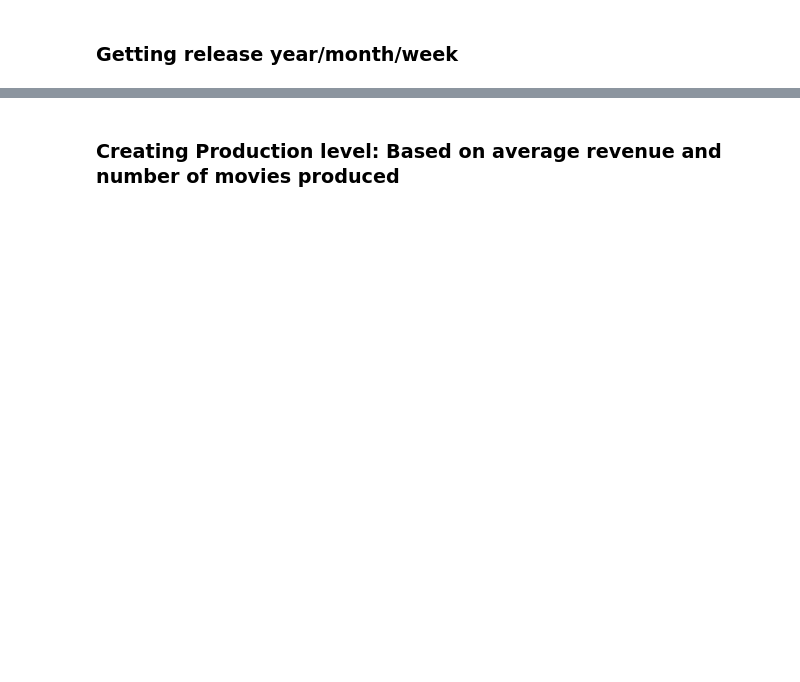
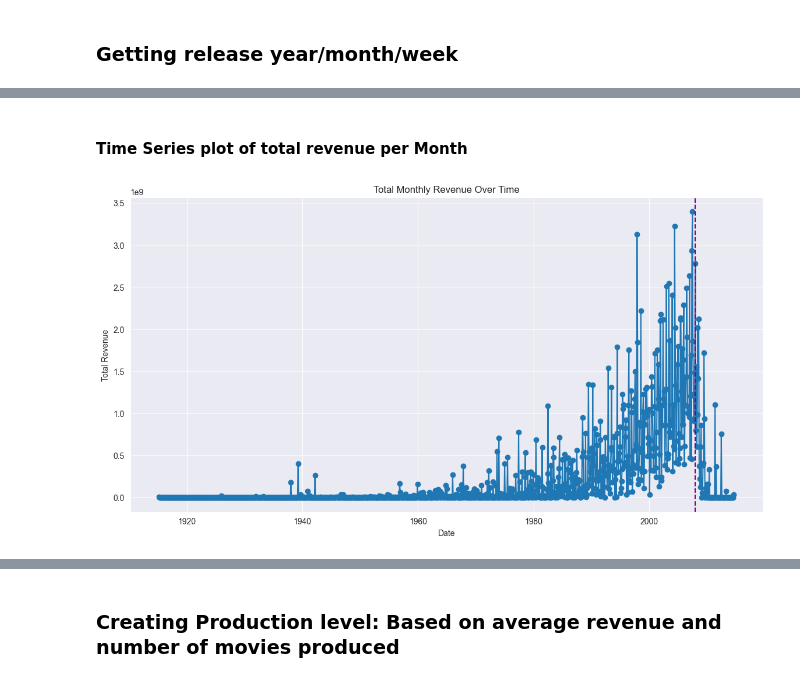
Before and after one commit to jessahal/Box-office-predictions, a Jupyter notebook: box_office_model_fitting.ipynb, the cells around one changed output, grey strips where cells are left out. Cells and saved outputs as stored; diff of their text form; code cells hidden in the pictures; blank space fills up the shorter version.

```diff
--- a/box_office_model_fitting.ipynb
+++ b/box_office_model_fitting.ipynb
@@ -54,3 +54,23 @@ movies.head()
 | 2 | 11 | Star Wars | 1977-05-25 | 775398007 | 11000000 | [Lucasfilm Ltd., 20th Century Fox] | [Adventure, Action, Science Fiction] | 81.543 | ... |
 | 3 | 12 | Finding Nemo | 2003-05-30 | 940335536 | 94000000 | [Pixar] | [Animation, Family] | 85.328 | ... |
 | 4 | 13 | Forrest Gump | 1994-06-23 | 677387716 | 55000000 | [Paramount Pictures, The Steve Ti... | [Comedy, Drama, Romance] | 106.538 | ... |
+# %% [markdown]
+#### Time Series plot of total revenue per Month
+# %%
+# Set 'release_date' as the index for time series plotting
+movies1 = movies.set_index('release_date')
+
+# Resample revenue data by month
+monthly_revenue = movies1['revenue'].resample('ME').sum()  # Sum revenue per month
+
+# Step 4: Plot the time series
+plt.figure(figsize=(14, 7))
+plt.plot(monthly_revenue.index, monthly_revenue.values, marker='o')
+plt.axvline(pd.to_datetime('2008-01-01'), color='purple', linestyle='--', label='2008 Market Crash')
+plt.title('Total Monthly Revenue Over Time')
+plt.xlabel('Date')
+plt.ylabel('Total Revenue')
+plt.grid(True)
+plt.show()
+# %% [output]
+[figure, added]
```
Also changed, not shown: parts of 8 cells of this notebook.
